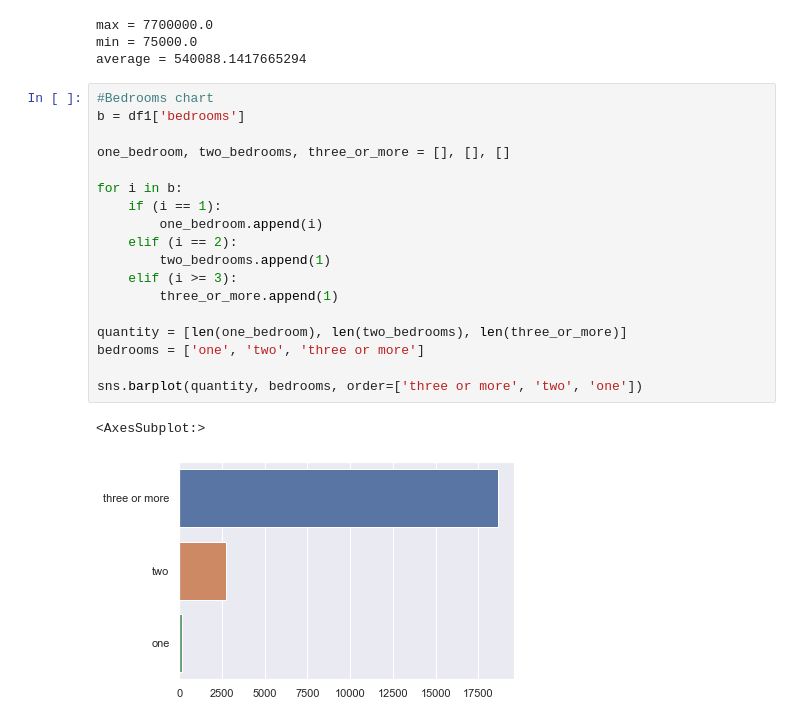
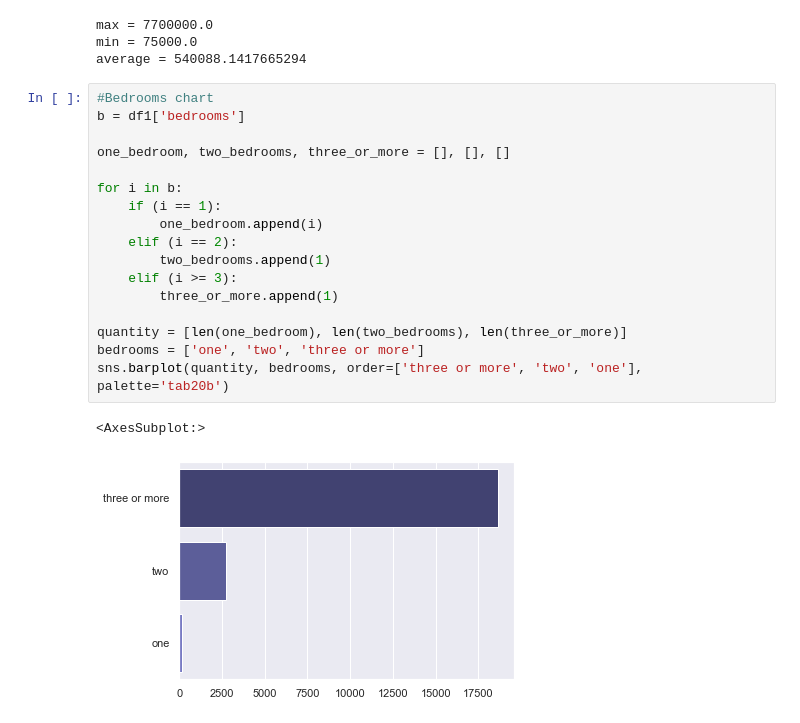
Before and after one commit to Arrinch/eda, a Jupyter notebook: homes.ipynb, the cells around one changed output. Drawn from its saved outputs; the diff is of its cells as text.

```diff
--- a/homes.ipynb
+++ b/homes.ipynb
@@ -24,24 +24,23 @@ average = 540088.1417665294
 # %%
 #Bedrooms chart
 b = df1['bedrooms']
 
 one_bedroom, two_bedrooms, three_or_more = [], [], []
 
 for i in b:
     if (i == 1):
         one_bedroom.append(i)
     elif (i == 2):
         two_bedrooms.append(1)
     elif (i >= 3):
         three_or_more.append(1)
 
 quantity = [len(one_bedroom), len(two_bedrooms), len(three_or_more)]
 bedrooms = ['one', 'two', 'three or more']
-
-sns.barplot(quantity, bedrooms, order=['three or more', 'two', 'one'])
+sns.barplot(quantity, bedrooms, order=['three or more', 'two', 'one'], palette='tab20b')
 # %% [output]
 <AxesSubplot:>
-[figure, old version]
+[figure, new version]
 # %%
 #Floors chart
 f = df1['floors']
```
Also changed, not shown: parts of 3 cells of this notebook.
